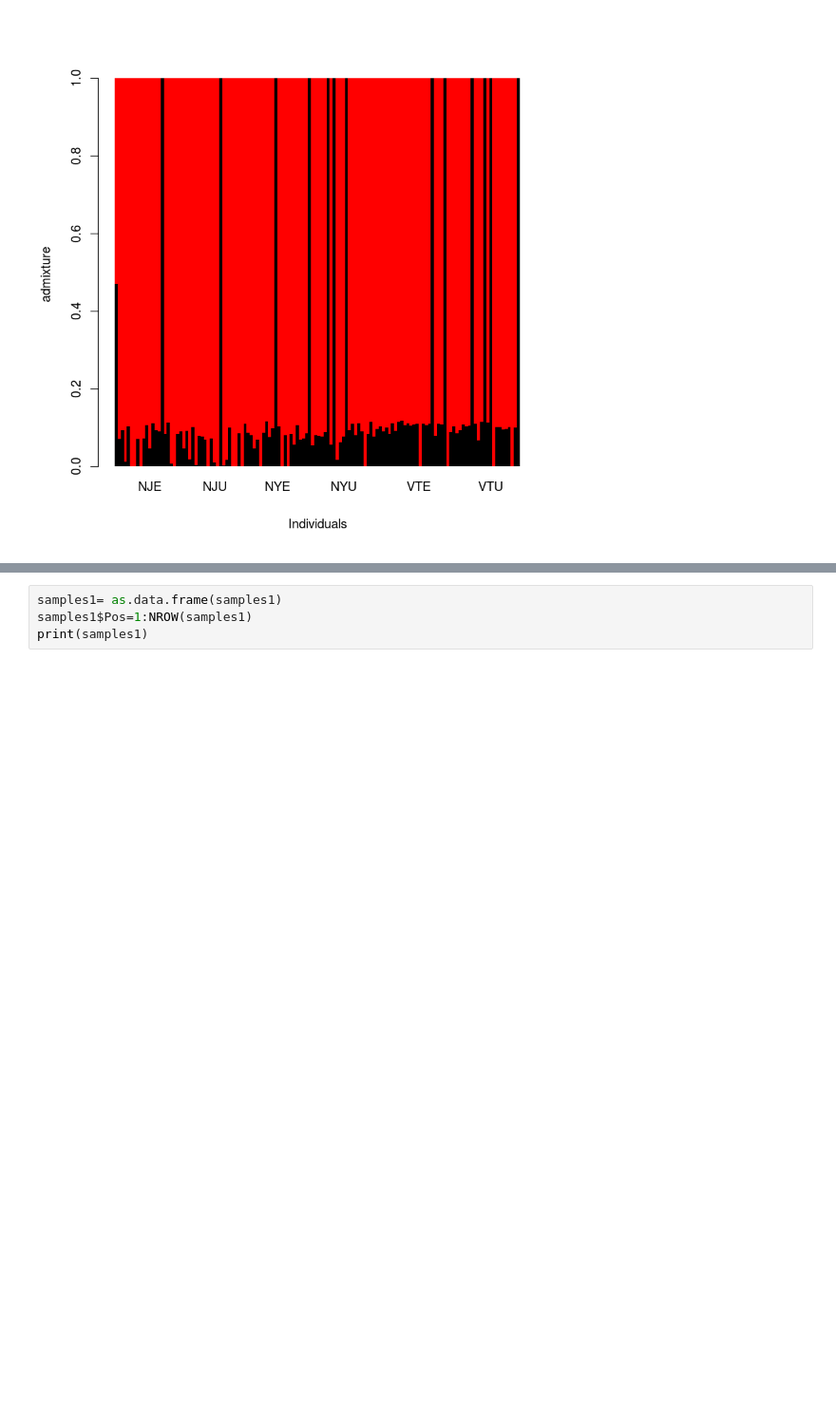
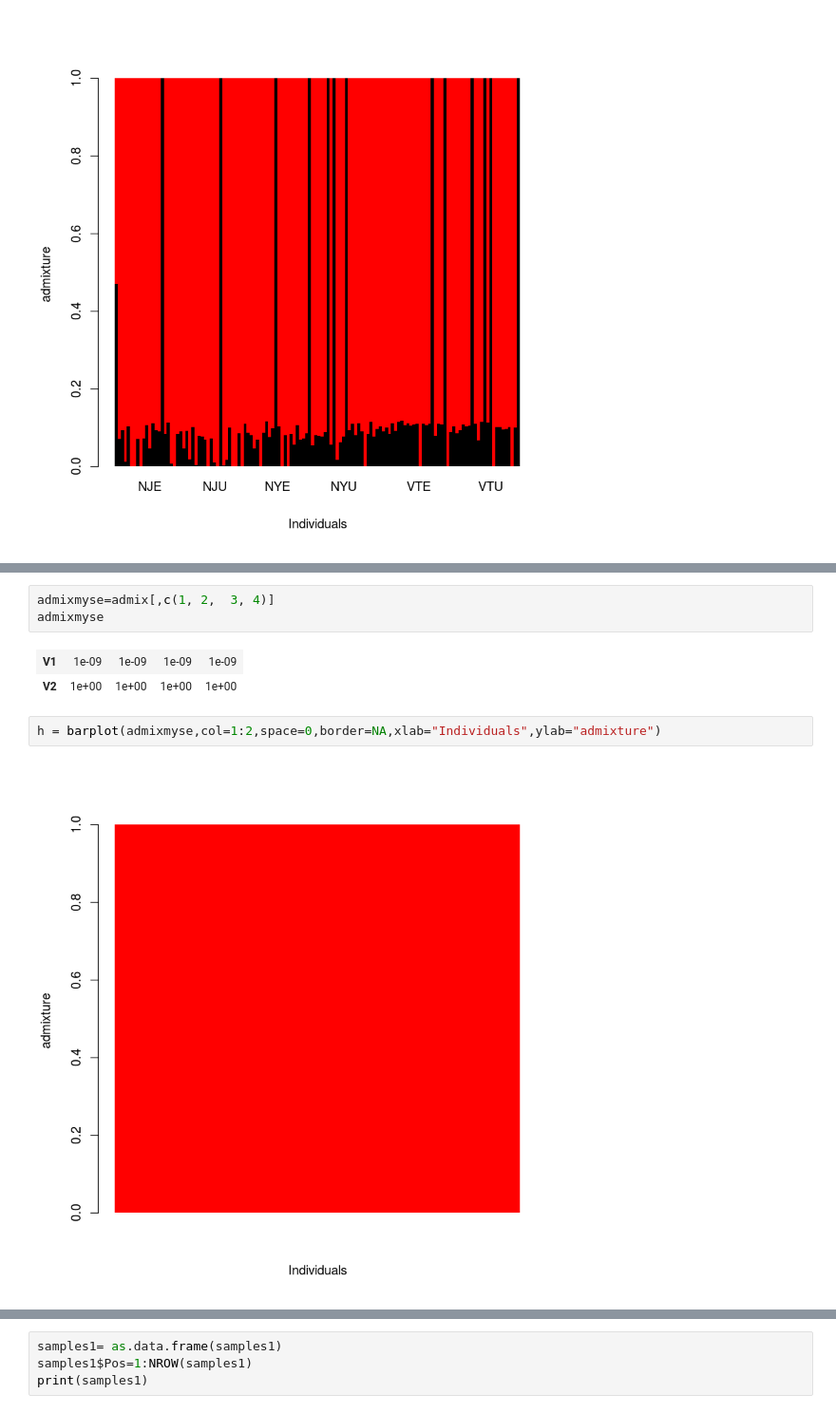
Before and after one commit to sagw/WNS_WGS, a Jupyter notebook: Notebooks/Angsd_all_PCA_graphs.ipynb, the cells around one changed output, grey strips where cells are left out. Shown at 95% size. Cells and saved outputs as stored; diff of their text form; blank space fills up the shorter version.

```diff
--- a/Notebooks/Angsd_all_PCA_graphs.ipynb
+++ b/Notebooks/Angsd_all_PCA_graphs.ipynb
@@ -176,0 +213,10 @@ text(tapply(1:nrow(pops),pops[,1],mean),-0.05,unique(pops[,1]),xpd=T)
+# %%
+admixmyse=admix[,c(1, 2,  3, 4)]
+admixmyse
+# %% [output]
+| V1 | 1e-09 | 1e-09 | 1e-09 | 1e-09 |
+| V2 | 1e+00 | 1e+00 | 1e+00 | 1e+00 |
+# %%
+h = barplot(admixmyse,col=1:2,space=0,border=NA,xlab="Individuals",ylab="admixture")
+# %% [output]
+[figure, added]
```
Also changed, not shown: parts of 7 cells of this notebook.
